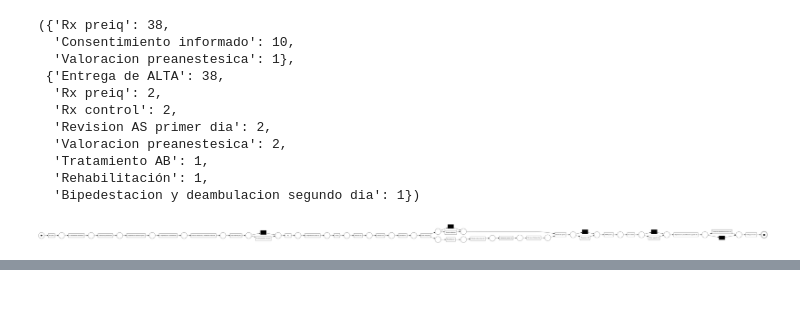
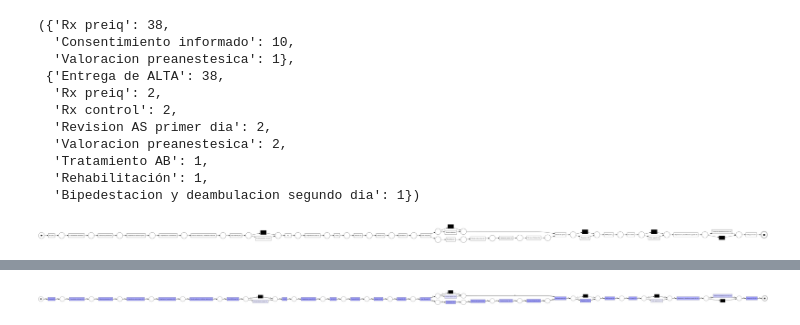
Before and after one commit to danielsanzz/Mineria_Procesos_TFG, a Jupyter notebook: rodilla.ipynb, the cells around one changed output, grey strips where cells are left out. Drawn from its saved outputs; the diff is of its cells as text; code cells hidden in the pictures; blank space fills up the shorter version.

Commit message:
Vía clínica de rodilla y la de cadera no definitiva

```diff
--- a/rodilla.ipynb
+++ b/rodilla.ipynb
@@ -72,8 +67,8 @@ See the caveats in the documentation: https://pandas.pydata.org/pandas-docs/stab
   'Rehabilitación': 1,
   'Bipedestacion y deambulacion segundo dia': 1})
 # %%
-net_i_rodilla, im_i_rodilla, fm_i_rodilla = pm.discover_petri_net_inductive(event_log_rodilla, noise_threshold=0.25)
-pm.view_petri_net(net_i_rodilla, im_i_rodilla, fm_i_rodilla)
+net_i_rodilla25, im_i_rodilla25, fm_i_rodilla25 = pm.discover_petri_net_inductive(event_log_rodilla, noise_threshold=0.25)
+pm.view_petri_net(net_i_rodilla25, im_i_rodilla25, fm_i_rodilla25)
 # %% [output]
 [figure]
 # %%
@@ -84,7 +79,10 @@ pm.view_petri_net(net_i_rodilla, im_i_rodilla, fm_i_rodilla)
 # %%
 parameters = {pn_visualizer.Variants.FREQUENCY.value.Parameters.FORMAT: "png"}
-gviz = pn_visualizer.apply(net_i_rodilla, im_i_rodilla, fm_i_rodilla, parameters=parameters, variant=pn_visualizer.Variants.FREQUENCY, log=event_log_rodilla)
+gviz = pn_visualizer.apply(net_i_rodilla25, im_i_rodilla25, fm_i_rodilla25, parameters=parameters, variant=pn_visualizer.Variants.FREQUENCY, log=event_log_rodilla)
+pn_visualizer.view(gviz)
 pn_visualizer.save(gviz, "rodilla.0.25.inductive.png")
+# %% [output]
+[figure, added]
 # %%
 net_h, im_h, fm_h = pm.discover_petri_net_heuristics(event_log_rodilla, dependency_threshold= 0.7, and_threshold=0.75)
 pm.view_petri_net(net_h, im_h, fm_h)
```
Also changed, not shown: parts of 3 cells of this notebook, 1 other file.
